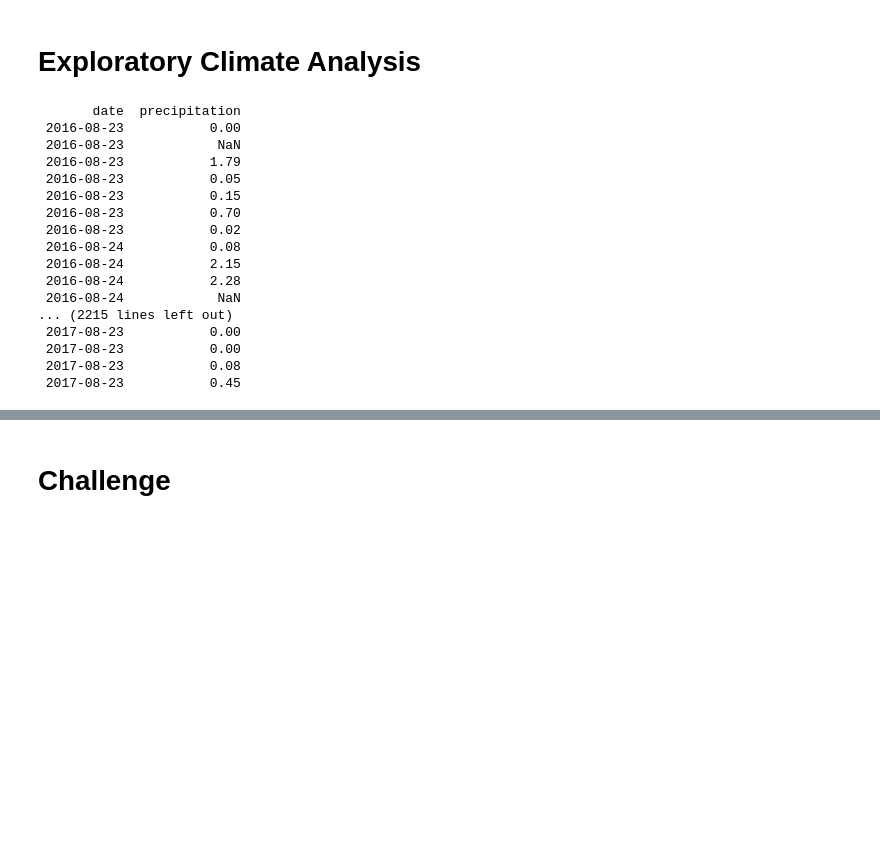
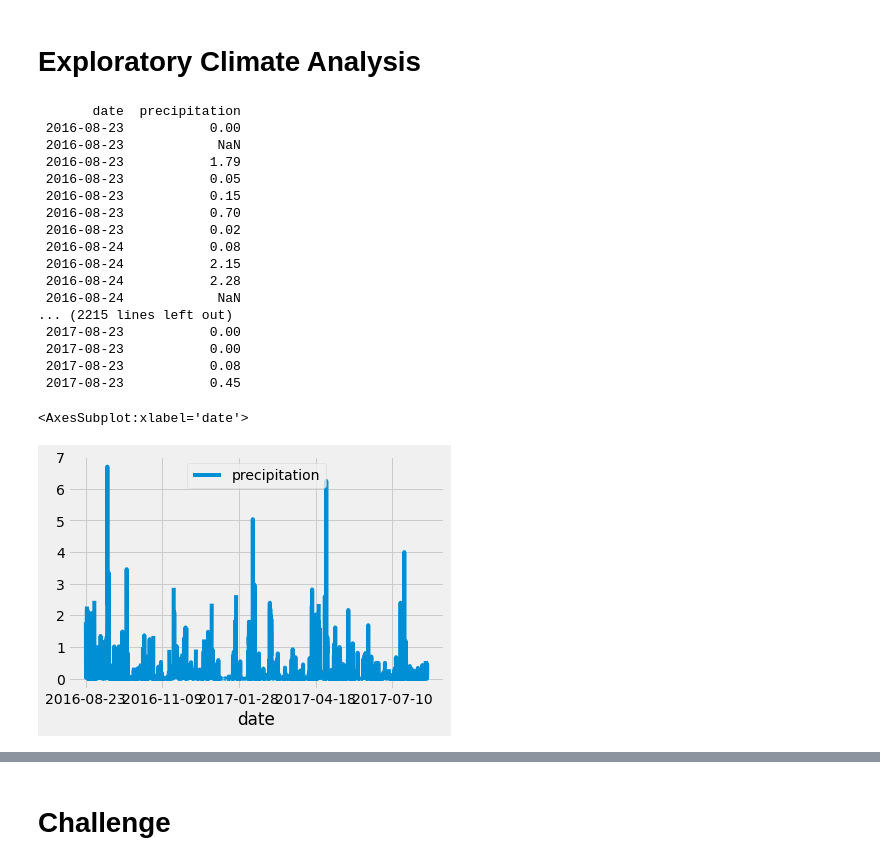
Before and after one commit to osvaldoferraz/surfs_up, a Jupyter notebook: climate_analysis.ipynb, the cells around one changed output, grey strips where cells are left out. Drawn from its saved outputs; the diff is of its cells as text; code cells hidden in the pictures; blank space fills up the shorter version.

```diff
--- a/climate_analysis.ipynb
+++ b/climate_analysis.ipynb
@@ -71,32 +71,35 @@ prev_year = dt.date(2017, 8, 23) - dt.timedelta(days=365)
 results=session.query(Measurement.date, Measurement.prcp).filter(Measurement.date >= prev_year).all()
 # print(results)
 
 # Save the query results as a Pandas DataFrame and set the index to the date column
 df = pd.DataFrame(results, columns=['date', 'precipitation'])
 df.set_index(df['date'], inplace=True)
 # df
 # print(df.to_string(index=False))
 # Sort the dataframe by date
 df = df.sort_index()
 print(df.to_string(index=False))
 # Use Pandas Plotting with Matplotlib to plot the data
+df.plot()
 # %% [output]
        date  precipitation
  2016-08-23           0.00
  2016-08-23            NaN
  2016-08-23           1.79
  2016-08-23           0.05
  2016-08-23           0.15
  2016-08-23           0.70
  2016-08-23           0.02
  2016-08-24           0.08
  2016-08-24           2.15
  2016-08-24           2.28
  2016-08-24            NaN
 ... (2215 lines left out)
  2017-08-23           0.00
  2017-08-23           0.00
  2017-08-23           0.08
  2017-08-23           0.45
+<AxesSubplot:xlabel='date'>
+[figure, added]
 # %%
 !git add .
```
Also changed, not shown: parts of 2 cells of this notebook.
